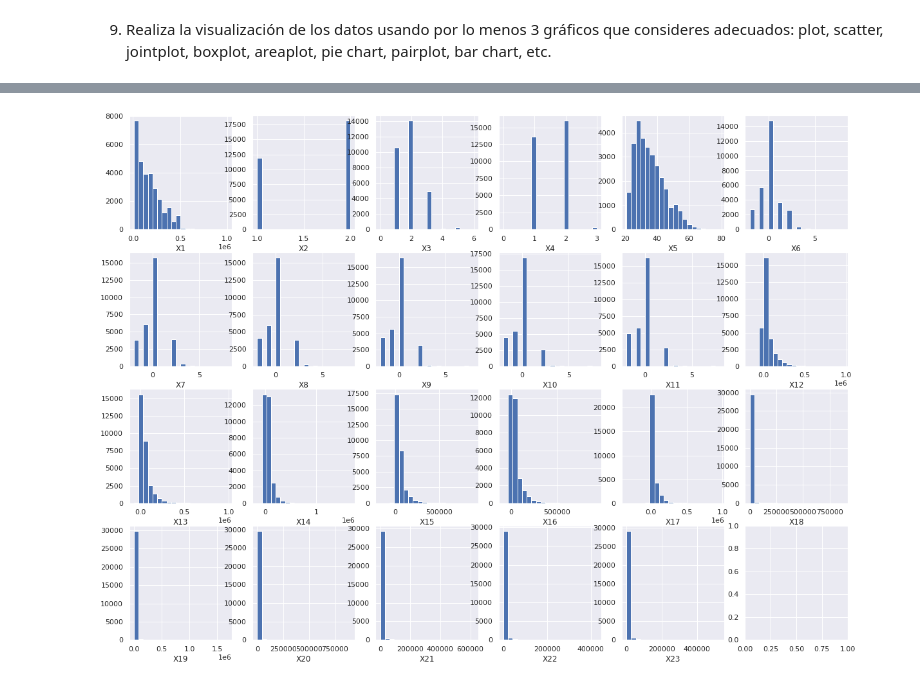
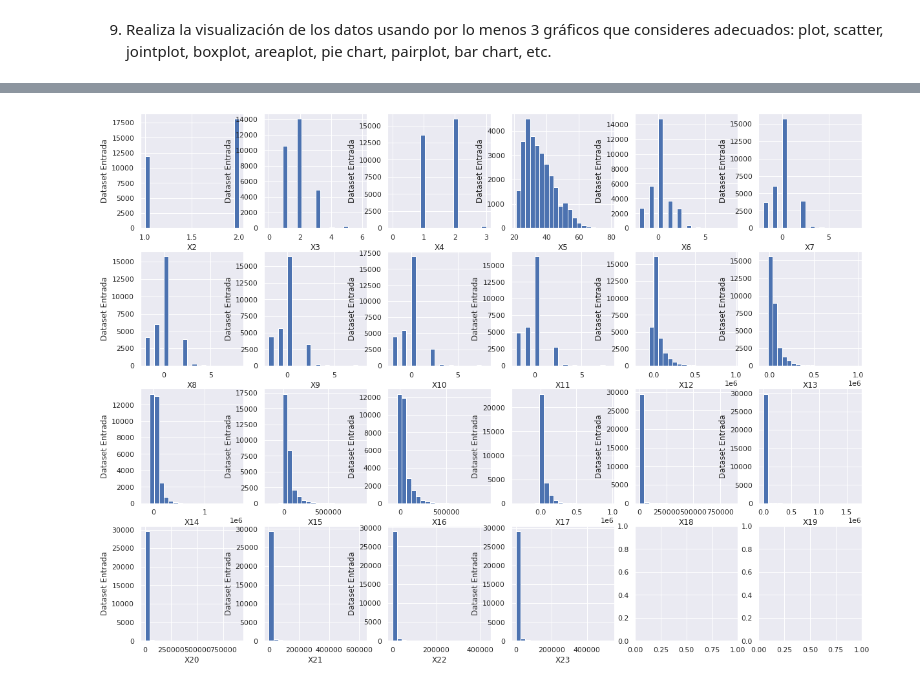
Before and after one commit to PosgradoMNA/actividades-de-aprendizaje-A01081266, a Jupyter notebook: ActividadSemanal6A01081266.ipynb, the cells around one changed output, grey strips where cells are left out. Cells and saved outputs as stored; diff of their text form; code cells hidden in the pictures.

```diff
--- a/ActividadSemanal6A01081266.ipynb
+++ b/ActividadSemanal6A01081266.ipynb
@@ -301,8 +301,8 @@ dtype: int64
 
 6 y 7 los vamos a hacer en un mismo paso, ya que PCA necesita los datos normalizados
 # %%
-#Antes de PCA vamos a remover el ID y la salida ya que no aportan
-ndf.drop(['ID','Y'],axis=1, inplace=True)
+#Antes de PCA vamos a remover el ID, el monto otorgado y la salida ya que no aportan
+ndf.drop(['X1','ID','Y'],axis=1, inplace=True)
 # %%
 from sklearn import preprocessing
 from sklearn.decomposition import PCA
@@ -353,7 +353,7 @@ pcsComponents_df.iloc[:,:12]
 # %%
 
 plt.figure(figsize=(15, 10))
-AxisX = ['X1','X2','X3','X4','X5','X6','X7','X8','X9','X10','X11','X12','X13','X14','X15','X16','X17','X18','X19','X20','X21','X22','X23']
+AxisX = ['X2','X3','X4','X5','X6','X7','X8','X9','X10','X11','X12','X13','X14','X15','X16','X17','X18','X19','X20','X21','X22','X23']
 plt.subplot(3,1,1)
 plt.scatter(AxisX, pcsComponents_df.iloc[:,0])
 plt.ylabel('PC1')
@@ -472,35 +497,39 @@ for k in range(0,6):
     Transf0 = ndf.iloc[:,k]
     plt.hist(Transf0,bins=20)
     plt.xlabel(AxisX[k])
+    plt.ylabel('Dataset Entrada')
 
 
     plt.subplot(4,6,k+7)
     Transf1 = ndf.iloc[:,k+6]
     plt.hist(Transf1,bins=20)
     plt.xlabel(AxisX[k+6])
+    plt.ylabel('Dataset Entrada')
 
 
 
     plt.subplot(4,6,k+13)
     Transf2 =  ndf.iloc[:,k+12]
     plt.hist(Transf2,bins=20)
     plt.xlabel(AxisX[k+12])
+    plt.ylabel('Dataset Entrada')
 
 
 
 
     plt.subplot(4,6,k+19)
-    if k<5:
+    if k<4:
      Transf3 = ndf.iloc[:,k+18]
      plt.hist(Transf3,bins=20)
      plt.xlabel(AxisX[k+18])
+     plt.ylabel('Dataset Entrada')
 
 
     # TERMINA LA SECCIÓN PARA AGREGAR CÓDIGO.
     ################################################################################################################
 
 
 
 plt.show()
 # %% [output]
-[figure, old version]
+[figure, new version]
```
Also changed, not shown: parts of 22 cells of this notebook.
